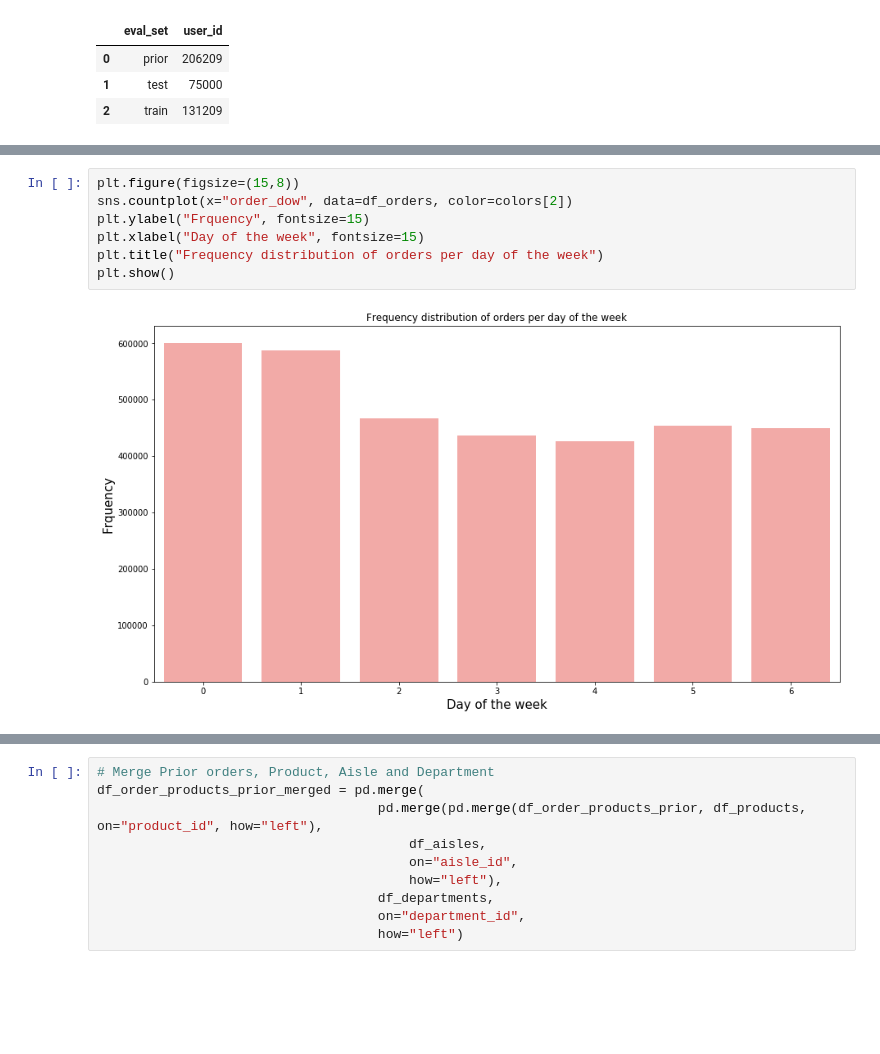
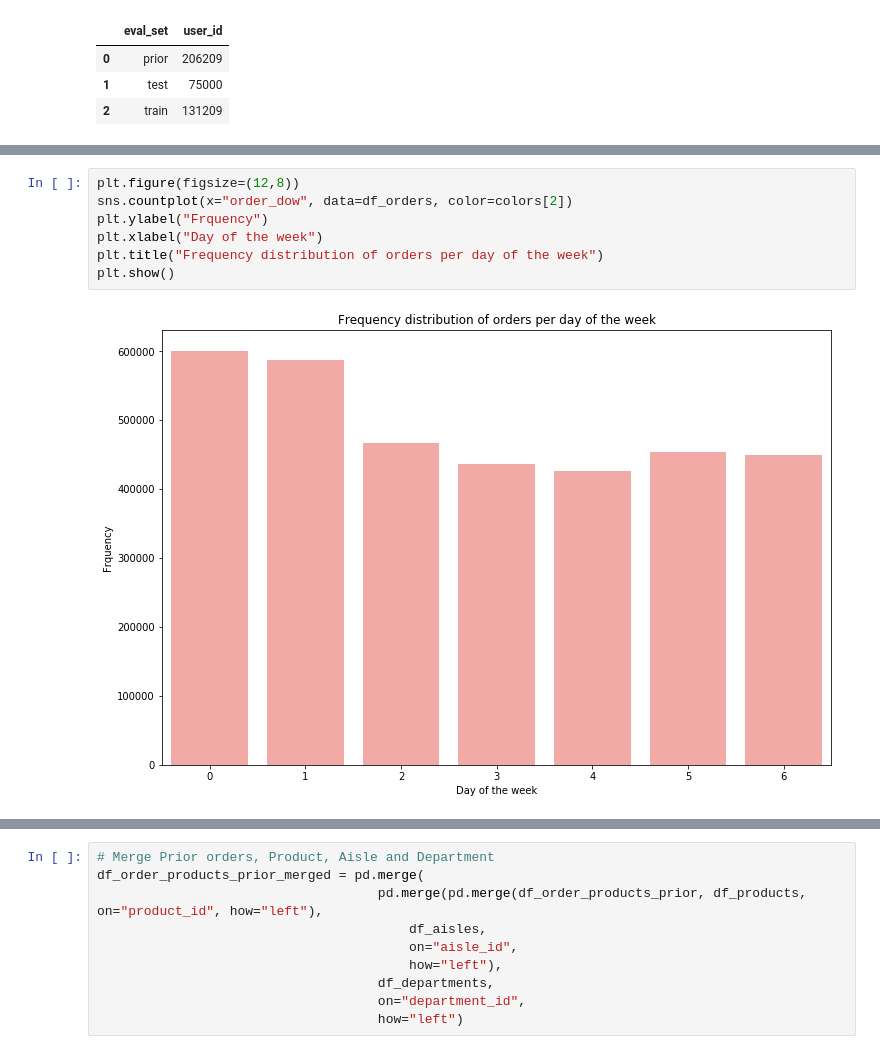
Before and after one commit to nakulcr7/recommender-system-instacart, a Jupyter notebook: src/eda.ipynb, the cells around one changed output, grey strips where cells are left out. Cells and saved outputs as stored; diff of their text form; blank space fills up the shorter version.

```diff
--- a/src/eda.ipynb
+++ b/src/eda.ipynb
@@ -153,10 +167,10 @@ plt.show()
 # %%
-plt.figure(figsize=(15,8))
+plt.figure(figsize=(12,8))
 sns.countplot(x="order_dow", data=df_orders, color=colors[2])
-plt.ylabel("Frquency", fontsize=15)
-plt.xlabel("Day of the week", fontsize=15)
+plt.ylabel("Frquency")
+plt.xlabel("Day of the week")
 plt.title("Frequency distribution of orders per day of the week")
 plt.show()
 # %% [output]
-[figure, old version]
+[figure, new version]
 # %%
```
Also changed, not shown: parts of 12 cells of this notebook, 2 other files.
